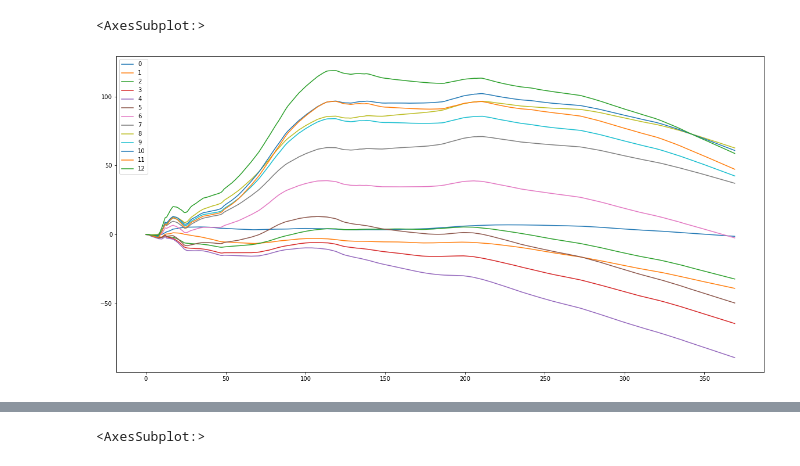
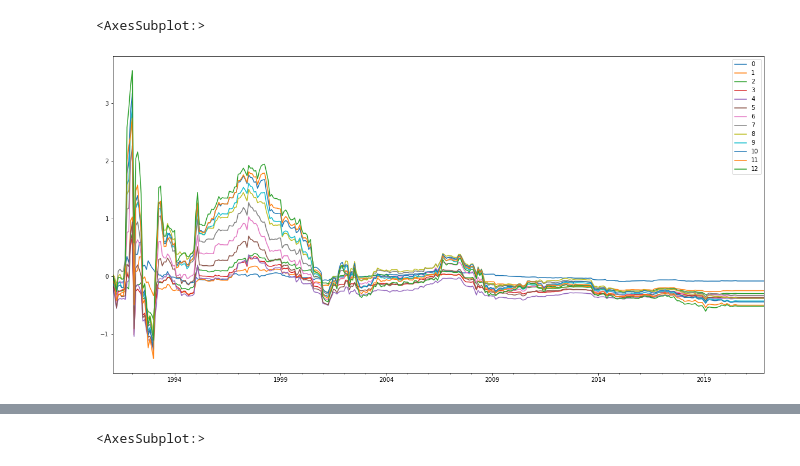
Before and after one commit to t0nychn/UG_thesis, a Jupyter notebook: Kalman_test.ipynb, the cells around one changed output, grey strips where cells are left out. Cells and saved outputs as stored; diff of their text form; code cells hidden in the pictures.

```diff
--- a/Kalman_test.ipynb
+++ b/Kalman_test.ipynb
@@ -8,7 +8,7 @@ vix_shock = calc_shock('VIX', vix)
 # %%
 kf = KF().run('contract_1', 'VIX', c1.join(vix_shock).dropna())
 # %%
-np.cumsum(kf).plot(figsize=(20, 10))
+kf.plot(figsize=(20, 10))
 # %% [output]
 <AxesSubplot:>
-[figure, old version]
+[figure, new version]
```
Also changed, not shown: parts of 6 cells of this notebook, 1 other file.
